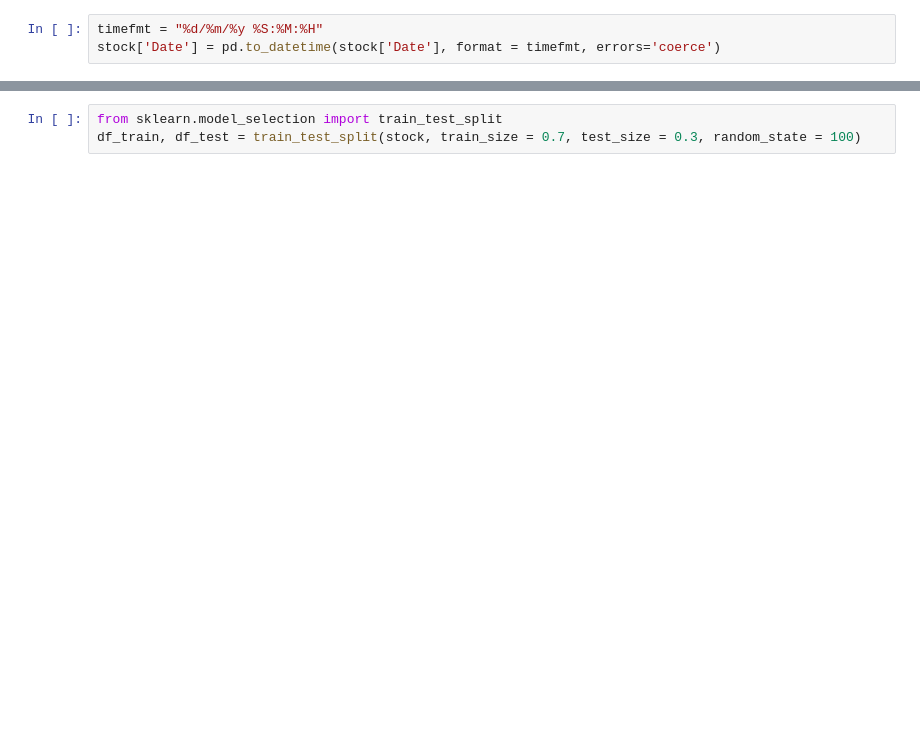
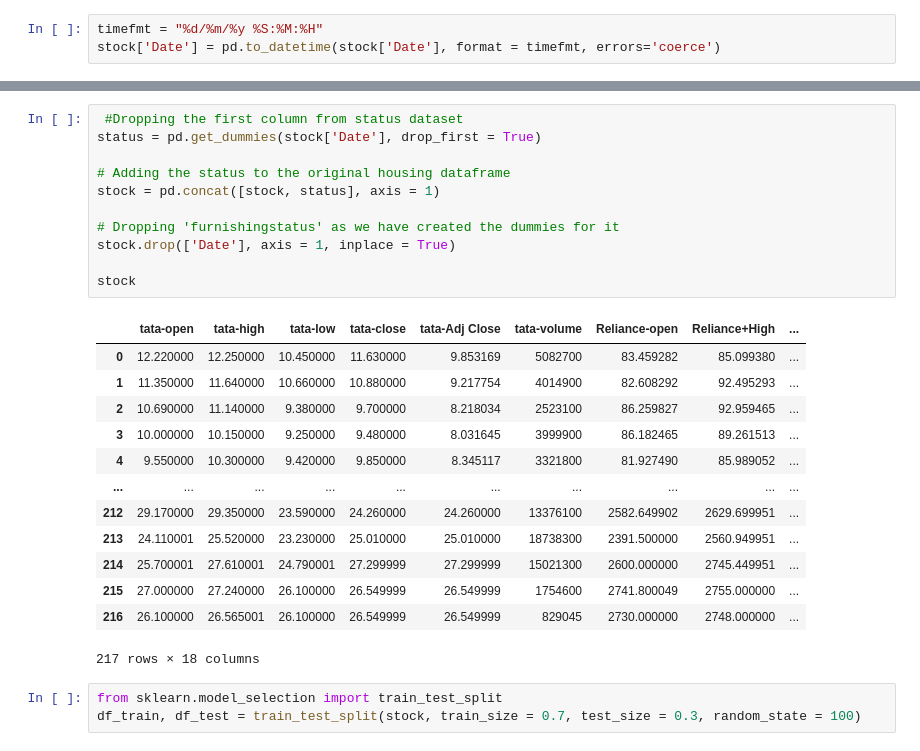
Before and after one commit to queenakki/queenakki, a Jupyter notebook: Untitled4.ipynb, the cells around one changed output, grey strips where cells are left out. Drawn from its saved outputs; the diff is of its cells as text; blank space fills up the shorter version.

```diff
--- a/Untitled4.ipynb
+++ b/Untitled4.ipynb
@@ -79,3 +84,28 @@ stock.head()
+# %%
+ #Dropping the first column from status dataset
+status = pd.get_dummies(stock['Date'], drop_first = True)
+
+# Adding the status to the original housing dataframe
+stock = pd.concat([stock, status], axis = 1)
+
+# Dropping 'furnishingstatus' as we have created the dummies for it
+stock.drop(['Date'], axis = 1, inplace = True)
+
+stock
+# %% [output]
+|  | tata-open | tata-high | tata-low | tata-close | tata-Adj Close | tata-volume | Reliance-open | Reliance+High | ... |
+| 0 | 12.220000 | 12.250000 | 10.450000 | 11.630000 | 9.853169 | 5082700 | 83.459282 | 85.099380 | ... |
+| 1 | 11.350000 | 11.640000 | 10.660000 | 10.880000 | 9.217754 | 4014900 | 82.608292 | 92.495293 | ... |
+| 2 | 10.690000 | 11.140000 | 9.380000 | 9.700000 | 8.218034 | 2523100 | 86.259827 | 92.959465 | ... |
+| 3 | 10.000000 | 10.150000 | 9.250000 | 9.480000 | 8.031645 | 3999900 | 86.182465 | 89.261513 | ... |
+| 4 | 9.550000 | 10.300000 | 9.420000 | 9.850000 | 8.345117 | 3321800 | 81.927490 | 85.989052 | ... |
+| ... | ... | ... | ... | ... | ... | ... | ... | ... | ... |
+| 212 | 29.170000 | 29.350000 | 23.590000 | 24.260000 | 24.260000 | 13376100 | 2582.649902 | 2629.699951 | ... |
+| 213 | 24.110001 | 25.520000 | 23.230000 | 25.010000 | 25.010000 | 18738300 | 2391.500000 | 2560.949951 | ... |
+| 214 | 25.700001 | 27.610001 | 24.790001 | 27.299999 | 27.299999 | 15021300 | 2600.000000 | 2745.449951 | ... |
+| 215 | 27.000000 | 27.240000 | 26.100000 | 26.549999 | 26.549999 | 1754600 | 2741.800049 | 2755.000000 | ... |
+| 216 | 26.100000 | 26.565001 | 26.100000 | 26.549999 | 26.549999 | 829045 | 2730.000000 | 2748.000000 | ... |
+217 rows × 18 columns
 # %%
 from sklearn.model_selection import train_test_split
 df_train, df_test = train_test_split(stock, train_size = 0.7, test_size = 0.3, random_state = 100)
```
Also changed, not shown: parts of 34 cells of this notebook.
